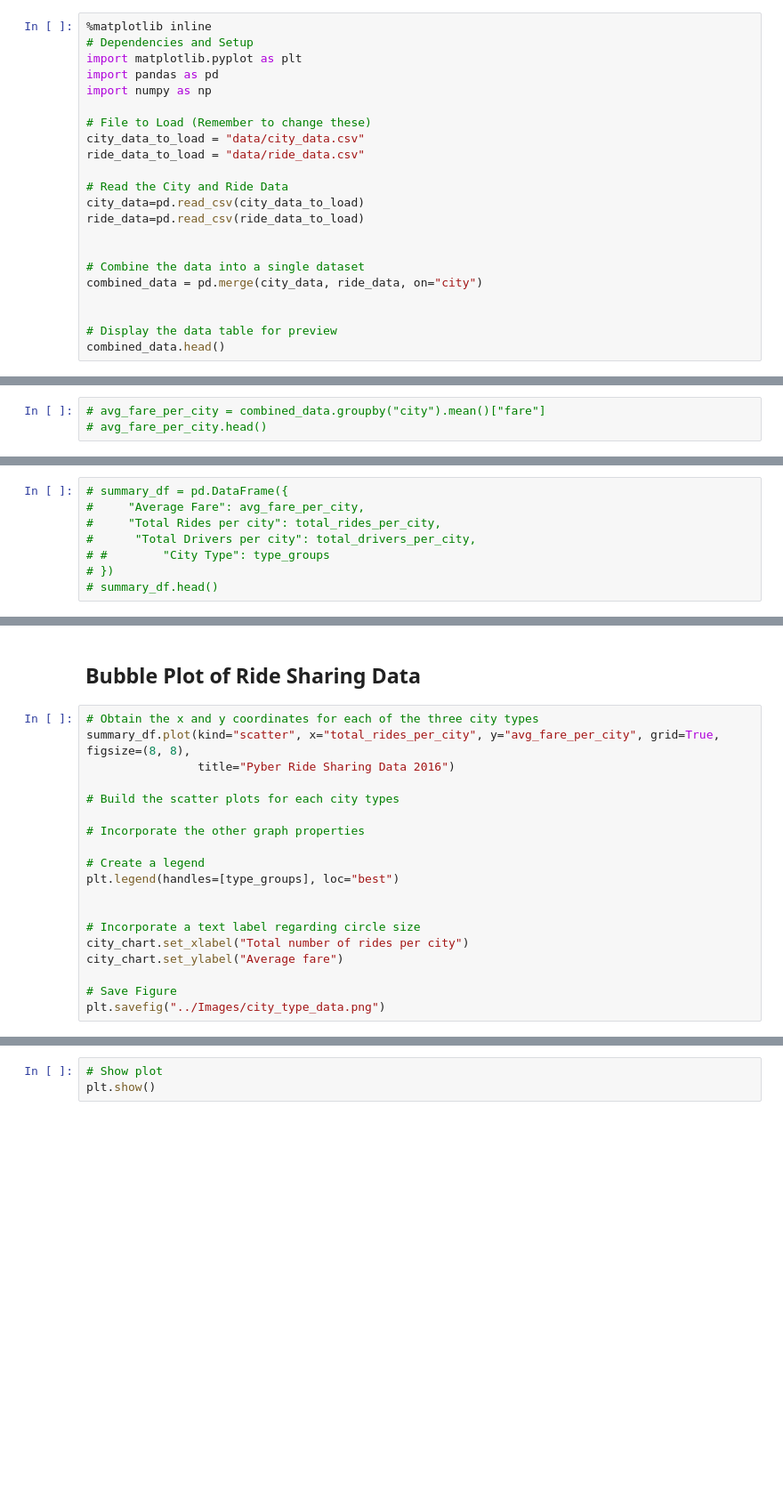
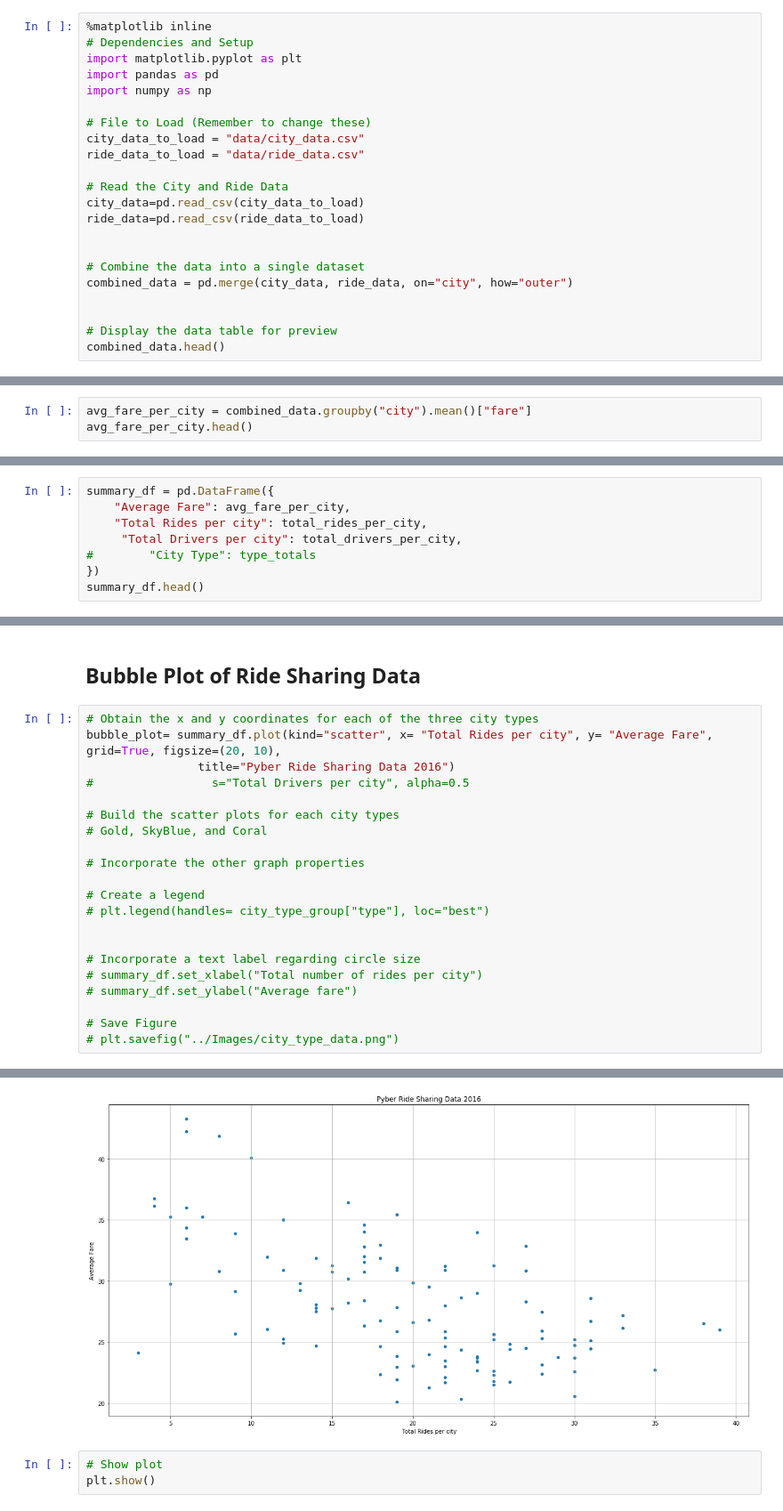
Before and after one commit to SMC380013/Matplotlib_Project, a Jupyter notebook: Pyber/Pyber_Matplotlib project.ipynb, the cells around one changed output, grey strips where cells are left out. Shown: that part at 89% size. Saved outputs shown, nothing was run; the diff lists cells and outputs as text; blank space fills up the shorter version.

```diff
--- a/Pyber/Pyber_Matplotlib project.ipynb
+++ b/Pyber/Pyber_Matplotlib project.ipynb
@@ -15,7 +15,7 @@ ride_data=pd.read_csv(ride_data_to_load)
 
 
 # Combine the data into a single dataset
-combined_data = pd.merge(city_data, ride_data, on="city")
+combined_data = pd.merge(city_data, ride_data, on="city", how="outer")
 
 
 # Display the data table for preview
@@ -41,5 +41,5 @@ dtype: int64
 # nodupes_city_types = city_type_group.drop_duplicates(subset= "city", keep="first")
 # nodupes_city_types.head(100)
 # %%
-# avg_fare_per_city = combined_data.groupby("city").mean()["fare"]
-# avg_fare_per_city.head()
+avg_fare_per_city = combined_data.groupby("city").mean()["fare"]
+avg_fare_per_city.head()
@@ -100,8 +107,8 @@ avg_city_type.head()
 # %%
-# summary_df = pd.DataFrame({
-#     "Average Fare": avg_fare_per_city,
-#     "Total Rides per city": total_rides_per_city,
-#      "Total Drivers per city": total_drivers_per_city,
-# #        "City Type": type_groups
-# })
-# summary_df.head()
+summary_df = pd.DataFrame({
+    "Average Fare": avg_fare_per_city,
+    "Total Rides per city": total_rides_per_city,
+     "Total Drivers per city": total_drivers_per_city,
+#        "City Type": type_totals
+})
+summary_df.head()
@@ -109,21 +124,23 @@ avg_city_type.head()
 ## Bubble Plot of Ride Sharing Data
 # %%
 # Obtain the x and y coordinates for each of the three city types
-summary_df.plot(kind="scatter", x="total_rides_per_city", y="avg_fare_per_city", grid=True, figsize=(8, 8),
+bubble_plot= summary_df.plot(kind="scatter", x= "Total Rides per city", y= "Average Fare", grid=True, figsize=(20, 10),
                 title="Pyber Ride Sharing Data 2016")
+#                 s="Total Drivers per city", alpha=0.5
 
 # Build the scatter plots for each city types
+# Gold, SkyBlue, and Coral
 
 # Incorporate the other graph properties
 
 # Create a legend
-plt.legend(handles=[type_groups], loc="best")
+# plt.legend(handles= city_type_group["type"], loc="best")
 
 
 # Incorporate a text label regarding circle size
-city_chart.set_xlabel("Total number of rides per city")
-city_chart.set_ylabel("Average fare")
+# summary_df.set_xlabel("Total number of rides per city")
+# summary_df.set_ylabel("Average fare")
 
 # Save Figure
-plt.savefig("../Images/city_type_data.png")
+# plt.savefig("../Images/city_type_data.png")
 # %% [output]
@@ -131,3 +147,4 @@ KeyError: 'total_rides_per_city'
+[figure, added]
 # %%
 # Show plot
 plt.show()
```
Also changed, not shown: parts of 13 cells of this notebook, 3 other files.
